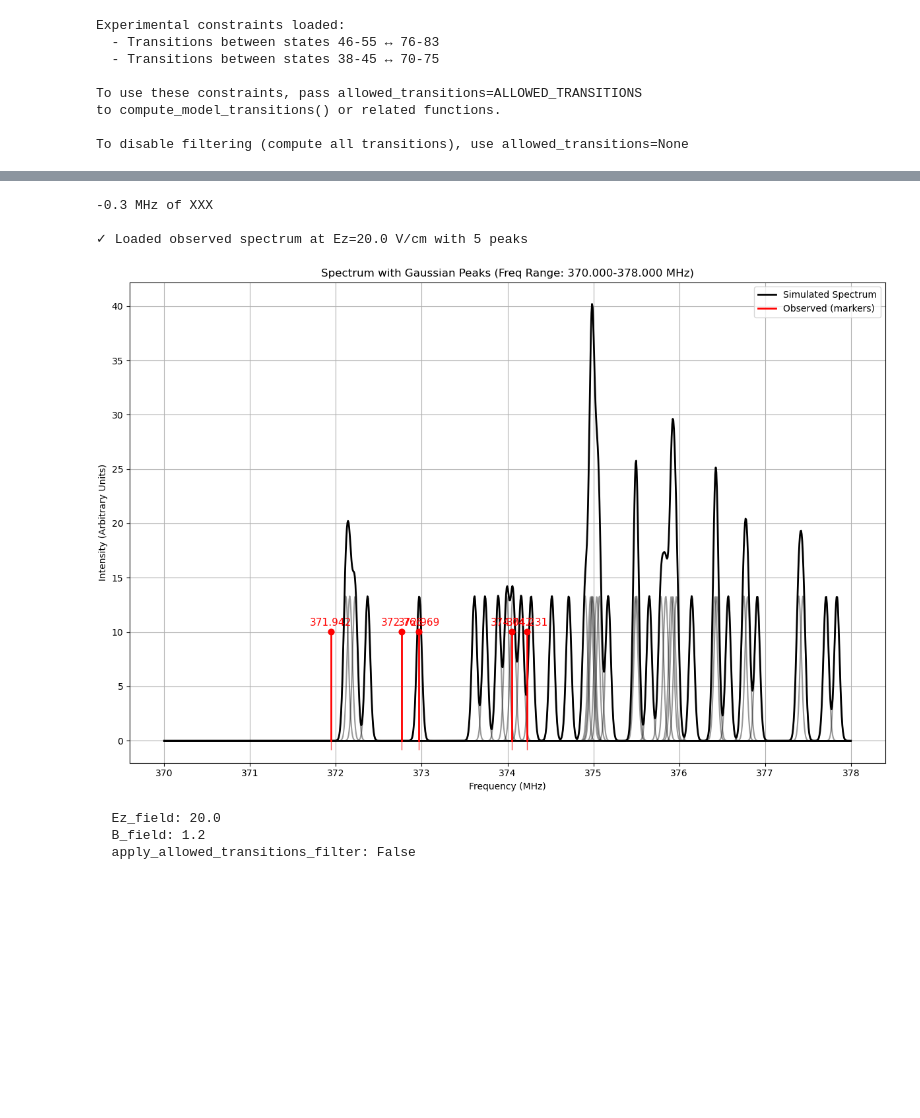
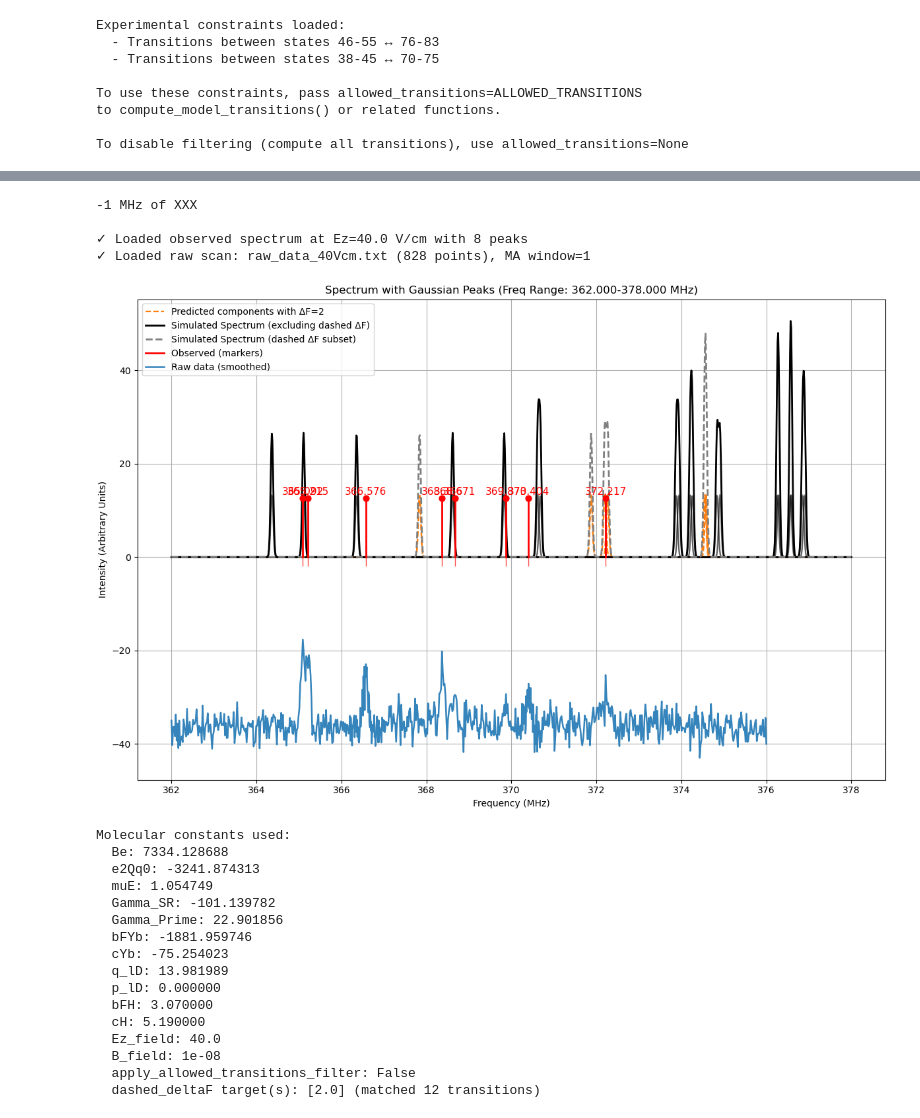
Before and after one commit to YuikiTakahashi/Molecule_spectrum_prediction, a Jupyter notebook: 173_prediction_Mar2026.ipynb, the cells around one changed output, grey strips where cells are left out. Drawn from its saved outputs; the diff is of its cells as text; code cells hidden in the pictures; blank space fills up the shorter version.

```diff
--- a/173_prediction_Mar2026.ipynb
+++ b/173_prediction_Mar2026.ipynb
@@ -1993,49 +2089,63 @@ def show_transition_arrow_dashboard(
 reset_plots()
 %matplotlib inline
 # %%
-xxx_values = [-0.3]
+xxx_values = [-1]
 
-Efield = 20.0
-Bfield = 1.2
+Efield = 40.0
+Bfield = 1e-8
 
 
 for xxx in xxx_values:
     print()
     print(xxx, 'MHz of XXX')
     print()
 
     plot_spectrum_with_constants(
         Ez_field=Efield,
         B_field=Bfield,
-        e2Qq0=-0.108347 * c_from_inversecm_to_MHz - 36,
-        Gamma_SR=-83.922372,
-        freq_min=370,
+        freq_min=362,
         freq_max=378,
-        q_lD=12.535822 + 1,
-        p_lD=0,
+        e2Qq0 = -3243.874313 + 2,
+        q_lD = 12.158251  + 12.158251*0.15 ,
         bfH=4.07 + xxx,
-        cH=5.49 + 0.3 * xxx,
+        cH=5.49 +  0.3 * xxx,
         muE= 0.97* (2.16) * 0.503412,
-        cYb=-76.353991,
         freq_width=0.03,
         obs_marker_frac=0.25,
         min_M0= None,
         use_debug_calc=True,
         apply_allowed_transitions_filter=False,
         #exclude_F_transitions=[(3.5, 2.5)],
-        deltaF_criteria = 2,
+        deltaF_criteria = 1000,
         laser_polarization='orth',
-
-        print_const = False,
+        raw_ma_window=1,
+        offset_raw_data = 50,
+        scaling_raw_data = 100,
+        print_const = True,
+        dashed_deltaF=2,
     )
 # %% [output]
--0.3 MHz of XXX
+-1 MHz of XXX
 
-✓ Loaded observed spectrum at Ez=20.0 V/cm with 5 peaks
+✓ Loaded observed spectrum at Ez=40.0 V/cm with 8 peaks
+✓ Loaded raw scan: raw_data_40Vcm.txt (828 points), MA window=1
-[figure, old version]
+[figure, new version]
-  Ez_field: 20.0
-  B_field: 1.2
+Molecular constants used:
+  Be: 7334.128688
+  e2Qq0: -3241.874313
+  muE: 1.054749
+  Gamma_SR: -101.139782
+  Gamma_Prime: 22.901856
+  bFYb: -1881.959746
+  cYb: -75.254023
+  q_lD: 13.981989
+  p_lD: 0.000000
+  bFH: 3.070000
+  cH: 5.190000
+  Ez_field: 40.0
+  B_field: 1e-08
   apply_allowed_transitions_filter: False
+  dashed_deltaF target(s): [2.0] (matched 12 transitions)
 # %%
 # Run after plot_spectrum_with_constants(...) so LAST_FILTERED_TRANSITIONS is populated
 interactive_transition_level_diagram(
```
Also changed, not shown: parts of 18 cells of this notebook, 5 other files.
